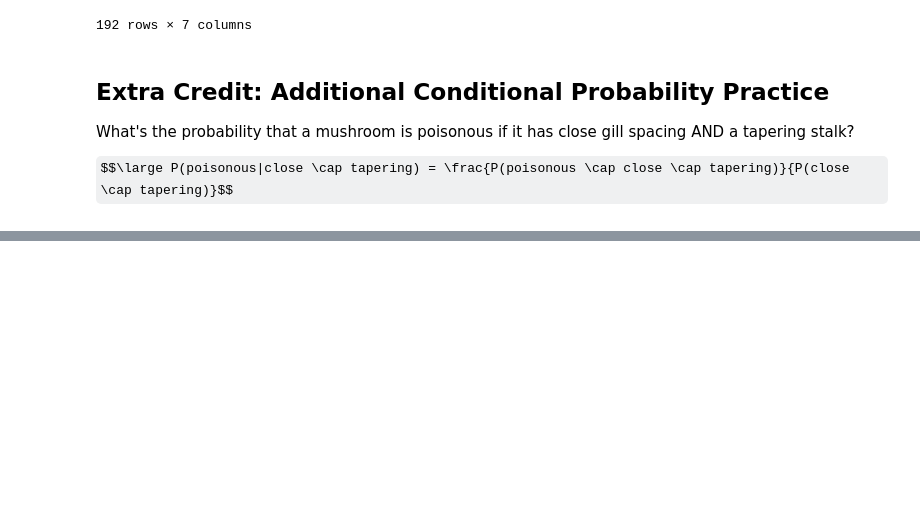
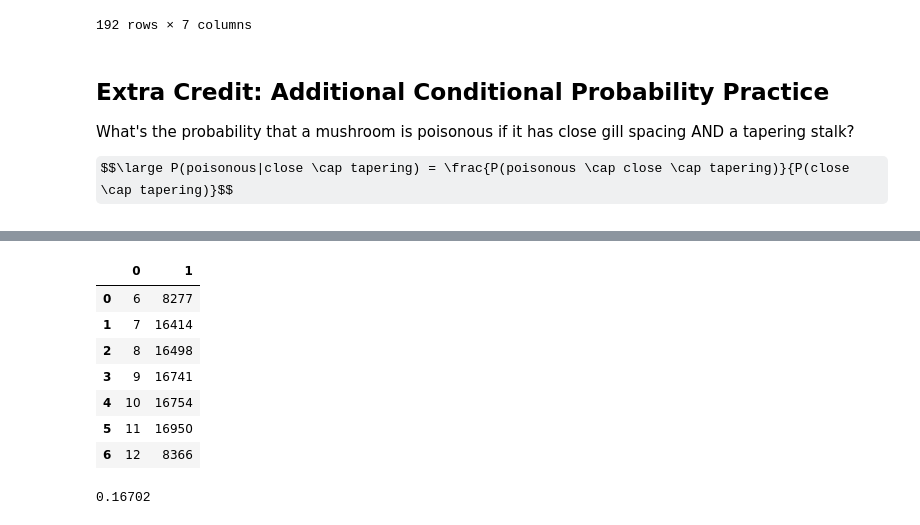
Before and after one commit to BryanKeating/DS-Live-040422, a Jupyter notebook: Phase2/18-Probability-Introduction.ipynb, the cells around one changed output, grey strips where cells are left out. Saved outputs shown, nothing was run; the diff lists cells and outputs as text; code cells hidden in the pictures; some formulas as TeX source; blank space fills up the shorter version.

```diff
--- a/Phase2/18-Probability-Introduction.ipynb
+++ b/Phase2/18-Probability-Introduction.ipynb
@@ -690,0 +757,19 @@ $$\large P(poisonous|close \cap tapering) = \frac{P(poisonous \cap close \cap ta
+# %%
+import pandas as pd
+
+df = pd.DataFrame (lists)
+df
+# %% [output]
+|  | 0 | 1 |
+| 0 | 6 | 8277 |
+| 1 | 7 | 16414 |
+| 2 | 8 | 16498 |
+| 3 | 9 | 16741 |
+| 4 | 10 | 16754 |
+| 5 | 11 | 16950 |
+| 6 | 12 | 8366 |
+# %%
+#probability of sum = 8
+16702/100000
+# %% [output]
+0.16702
```
Also changed, not shown: parts of 11 cells of this notebook.
